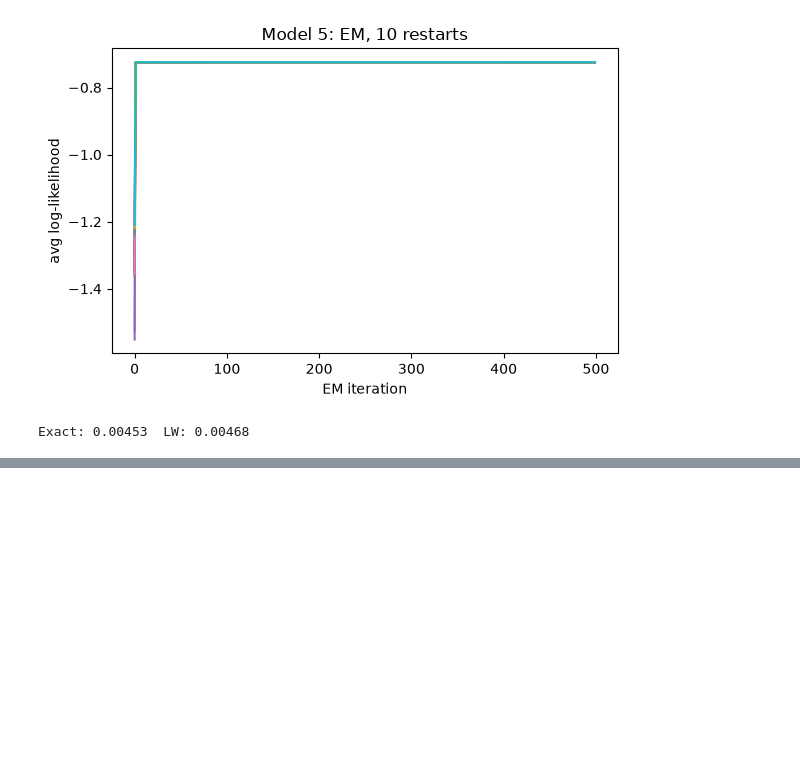
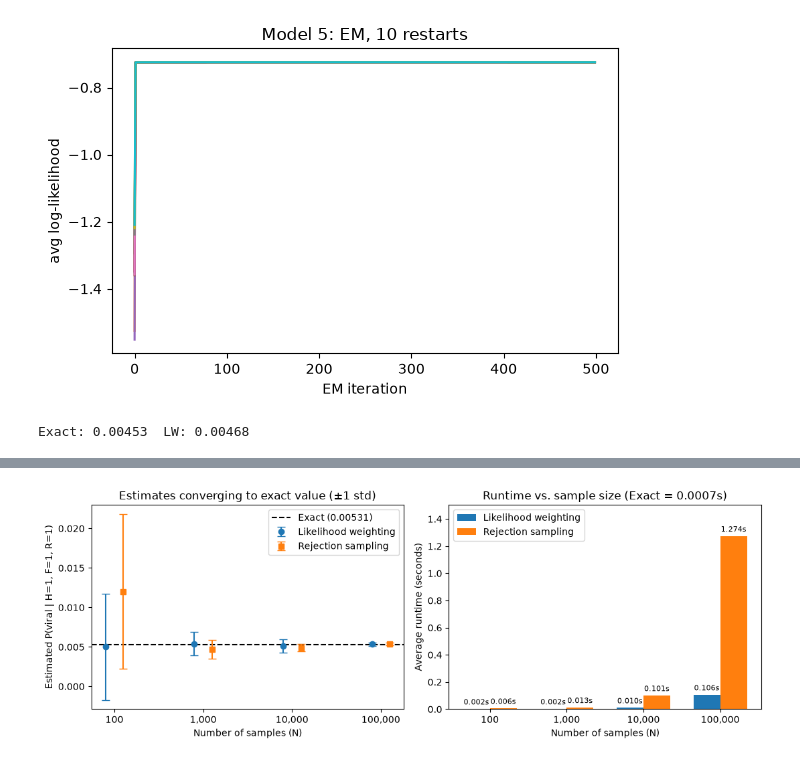
Before and after one commit to BenMiller0/CSE_150A_IG_REELS, a Jupyter notebook: code/ig_reel_virality.ipynb, the cells around one changed output, grey strips where cells are left out. Cells and saved outputs as stored; diff of their text form; code cells hidden in the pictures; blank space fills up the shorter version.

```diff
--- a/code/ig_reel_virality.ipynb
+++ b/code/ig_reel_virality.ipynb
@@ -467,0 +470,85 @@ Exact: 0.00453  LW: 0.00468
+# %%
+import time
+
+# Comparing estimates and runtime as sample size N grows
+sample_sizes = [100, 1_000, 10_000, 100_000]
+seeds = range(10)  # average over 10 random seeds per sample size
+ev_query = {H: 1, F: 1, R: 1}  # same baseline query used above
+
+# Get the exact reference probability and time it
+t0 = time.perf_counter()
+p_true = exact_p(baseline, ev_query)
+t_exact = time.perf_counter() - t0
+
+conv_rows = []
+for n in sample_sizes:
+    lw_vals, lw_times = [], []
+    rej_vals, rej_times = [], []
+    for seed in seeds:
+        # Likelihood weighting
+        t0 = time.perf_counter()
+        p_lw = lw_estimate(baseline, ev_query, n, seed=seed)
+        lw_times.append(time.perf_counter() - t0)
+        lw_vals.append(p_lw)
+
+        # Rejection sampling
+        t0 = time.perf_counter()
+        p_rej, _ = rejection_estimate(baseline, ev_query, n, seed=seed)
+        rej_times.append(time.perf_counter() - t0)
+        rej_vals.append(p_rej)
+
+    # Store mean, std, mean absolute error, and average runtime for this N
+    conv_rows.append({
+        "n_samples": n,
+        "lw_mean": np.mean(lw_vals),
+        "lw_std": np.std(lw_vals),
+        "lw_mae": np.mean([abs(v - p_true) for v in lw_vals]),
+        "rej_mean": np.mean(rej_vals),
+        "rej_std": np.std(rej_vals),
+        "rej_mae": np.mean([abs(v - p_true) for v in rej_vals]),
+        "lw_time_s": np.mean(lw_times),
+        "rej_time_s": np.mean(rej_times),
+    })
+
+conv_df = pd.DataFrame(conv_rows)
+print(f"Exact P(viral | H=1, F=1, R=1) = {p_true:.5f} ({t_exact:.4f}s)\n")
+print(conv_df.round(5).to_string(index=False))
+
+# Create two subplots
+x = np.arange(len(sample_sizes))
+labels = [f"{n:,}" for n in sample_sizes]
+fig, axes = plt.subplots(1, 2, figsize=(11, 4))
+
+# Plot Left
+axes[0].axhline(p_true, color="black", ls="--", label=f"Exact ({p_true:.5f})")
+axes[0].errorbar(x - 0.1, conv_df["lw_mean"], yerr=conv_df["lw_std"],
+                 fmt="o", capsize=4, label="Likelihood weighting")
+axes[0].errorbar(x + 0.1, conv_df["rej_mean"], yerr=conv_df["rej_std"],
+                 fmt="s", capsize=4, label="Rejection sampling")
+axes[0].set_xticks(x)
+axes[0].set_xticklabels(labels)
+axes[0].set_xlabel("Number of samples (N)")
+axes[0].set_ylabel("Estimated P(viral | H=1, F=1, R=1)")
+axes[0].set_title("Estimates converging to exact value (±1 std)")
+axes[0].legend()
+
+# Plot Right
+w = 0.35
+b1 = axes[1].bar(x - w / 2, conv_df["lw_time_s"], width=w, label="Likelihood weighting")
+b2 = axes[1].bar(x + w / 2, conv_df["rej_time_s"], width=w, label="Rejection sampling")
+for bars in (b1, b2):
+    for bar in bars:
+        h = bar.get_height()
+        axes[1].text(bar.get_x() + bar.get_width() / 2, h + 0.02, f"{h:.3f}s",
+                     ha="center", va="bottom", fontsize=8)
+axes[1].set_xticks(x)
+axes[1].set_xticklabels(labels)
+axes[1].set_xlabel("Number of samples (N)")
+axes[1].set_ylabel("Average runtime (seconds)")
+axes[1].set_title(f"Runtime vs. sample size (Exact = {t_exact:.4f}s)")
+axes[1].set_ylim(0, conv_df["rej_time_s"].max() * 1.18)
+axes[1].legend()
+
+plt.tight_layout()
+plt.show()
+# %% [output]
@@ -467,0 +562 @@ Exact: 0.00453  LW: 0.00468
+[figure, added]
```
Also changed, not shown: parts of 3 cells of this notebook.
